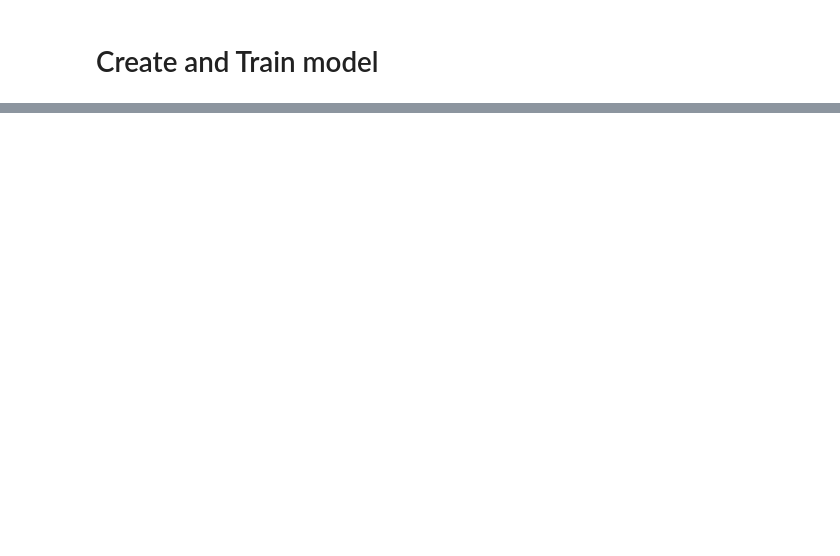
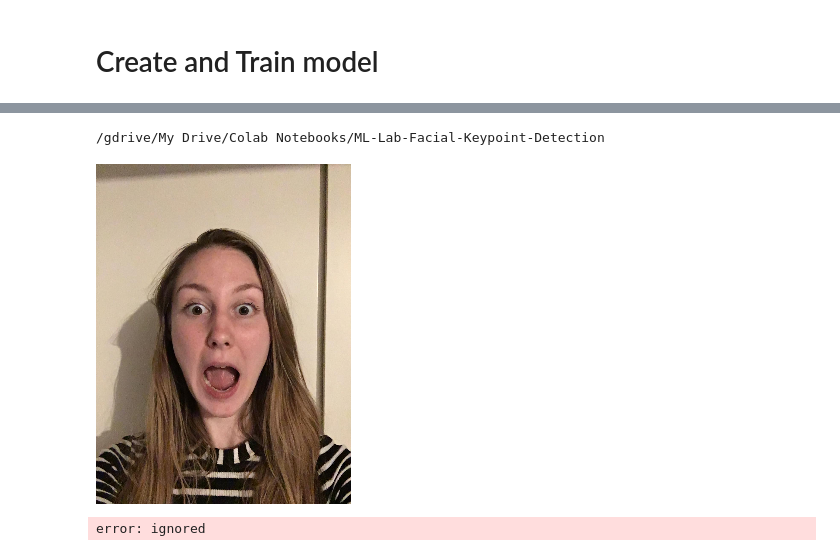
Before and after one commit to JWuzyk/ML-Lab-Facial-Keypoint-Detection, a Jupyter notebook: Machine_Learning_Lab_Project.ipynb, the cells around one changed output, grey strips where cells are left out. Cells and saved outputs as stored; diff of their text form; code cells hidden in the pictures; blank space fills up the shorter version.

```diff
--- a/Machine_Learning_Lab_Project.ipynb
+++ b/Machine_Learning_Lab_Project.ipynb
@@ -636,0 +953,10 @@ ia.imshow(image_after)
+# %%
+%cd /gdrive/My Drive/Colab Notebooks/ML-Lab-Facial-Keypoint-Detection
+
+img = cv.imread('me.jpg')
+cv2_imshow(cv.resize(img,(255,340)))
+draw_keypoints(img,model_custom.predict)
+# %% [output]
+/gdrive/My Drive/Colab Notebooks/ML-Lab-Facial-Keypoint-Detection
+[figure, added]
+error: ignored
```
Also changed, not shown: parts of 80 cells of this notebook.
